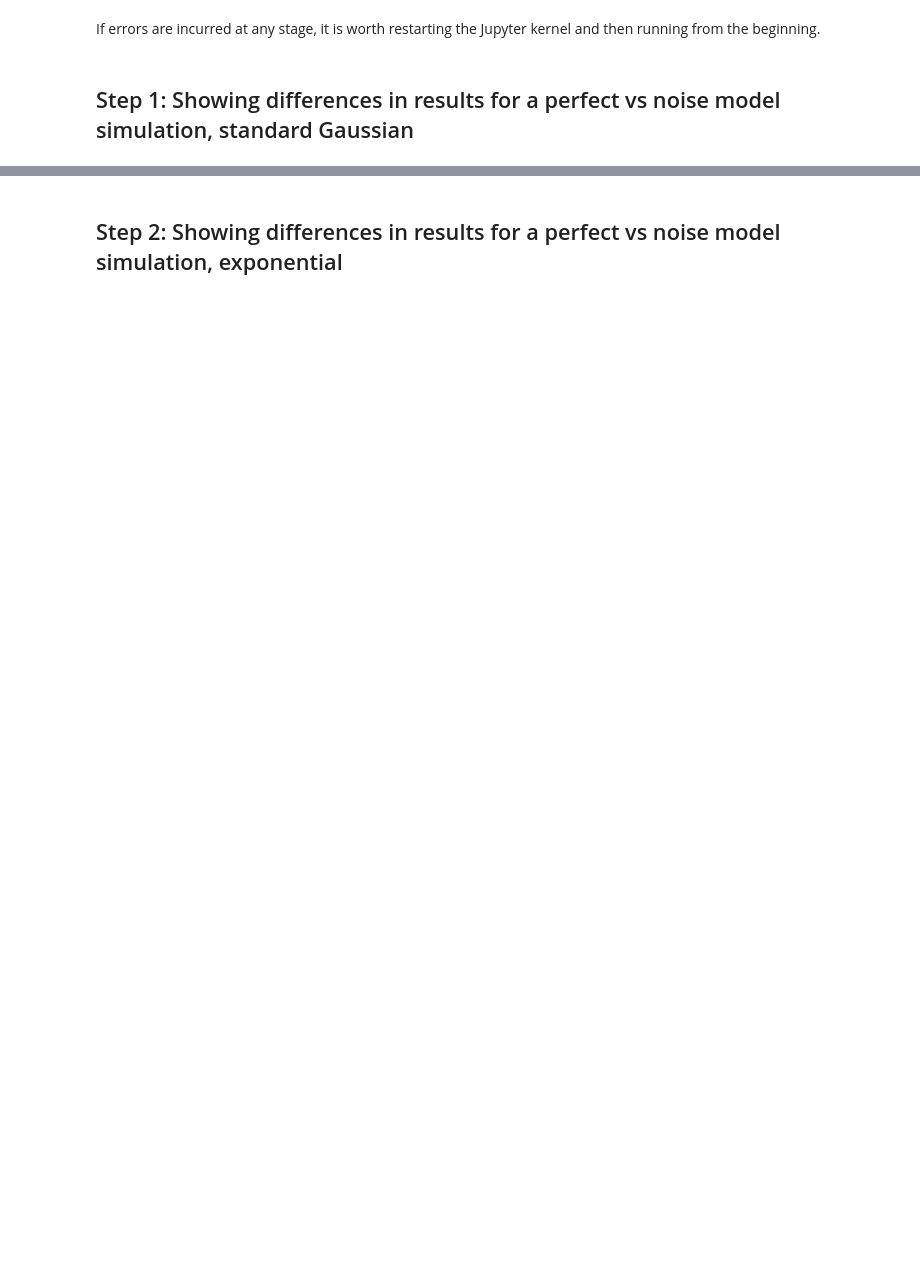
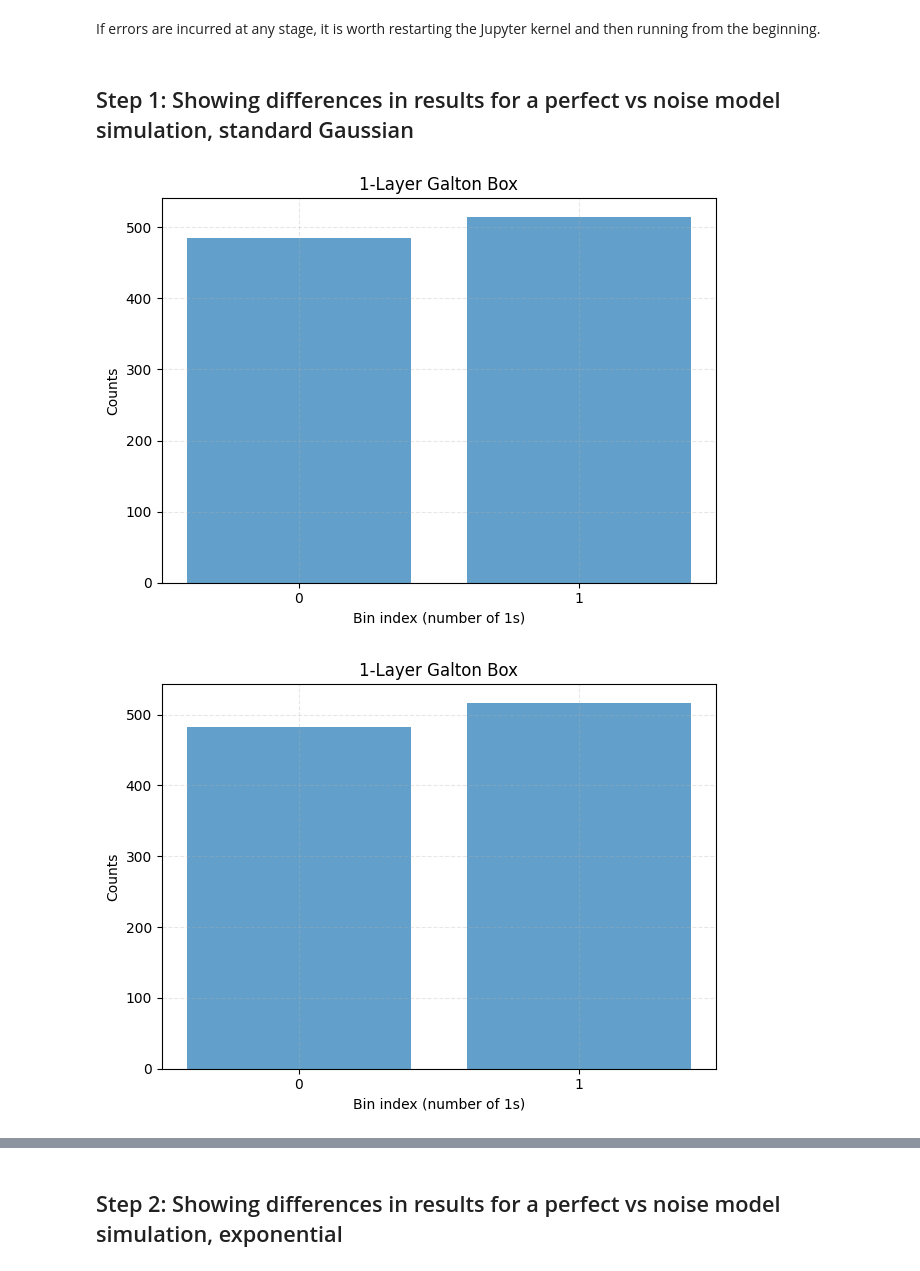
Before and after one commit to ismail-mehmood/quantum_nnl_project, a Jupyter notebook: notebooks/noise_modelling_demo.ipynb, the cells around one changed output, grey strips where cells are left out. Cells and saved outputs as stored; diff of their text form; code cells hidden in the pictures; blank space fills up the shorter version.

Commit message:
[ismail] feat(basic ZNE and noise optimisation)

```diff
--- a/notebooks/noise_modelling_demo.ipynb
+++ b/notebooks/noise_modelling_demo.ipynb
@@ -34,24 +34,29 @@ If errors are incurred at any stage, it is worth restarting the Jupyter kernel a
 # %%
 # 1-layer
 
 counts = galton_one_layer() # standard simulation
 plot_bins(counts, n=1, shots=1000)
 
 counts = galton_one_layer(noise=True) # with noise model
 plot_bins(counts, n=1, shots=1000)
 
+counts = galton_one_layer(noise=True, zne=True) # with ZNE correction noise model
+plot_bins(counts, n=1, shots=1000)
+
 # 2-layer
 
 counts = galton_two_layer() # standard simulation
 plot_bins(counts, n=2, shots=1000)
 
 counts = galton_two_layer(noise=True) # with noise model
 plot_bins(counts, n=2, shots=1000)
-
 # n-layer (test with n=6)
 
 counts = galton_n_layer(n=6) # standard simulation
 plot_bins(counts, n=6, shots=1000, overlay="gaussian")
 
 counts = galton_n_layer(n=6, noise=True) # with noise model
 plot_bins(counts, n=6, shots=1000, overlay="gaussian")
+# %% [output]
+[figure, added]
+[figure, added]
```
Also changed, not shown: parts of 9 cells of this notebook, 3 other files.
